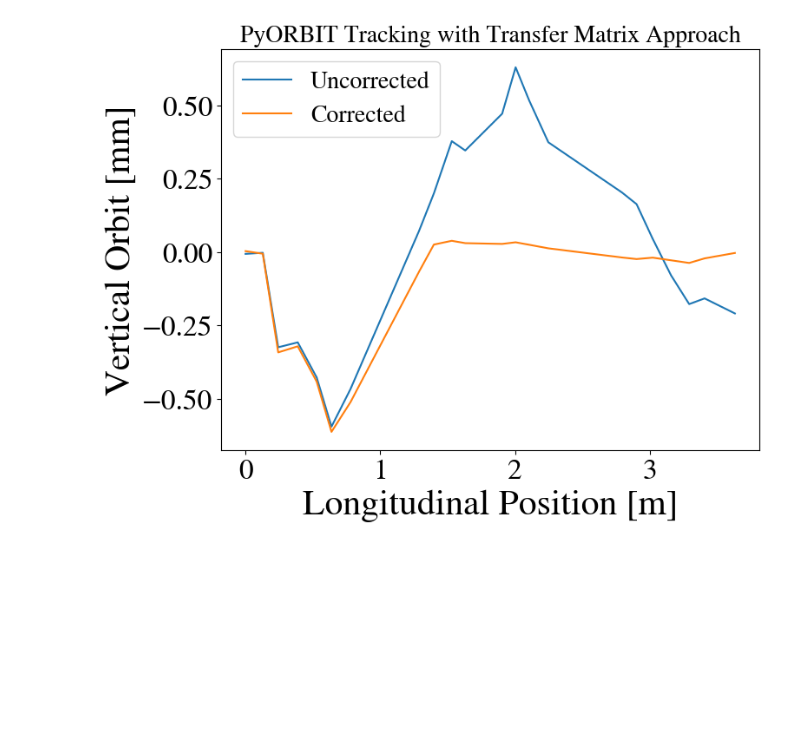
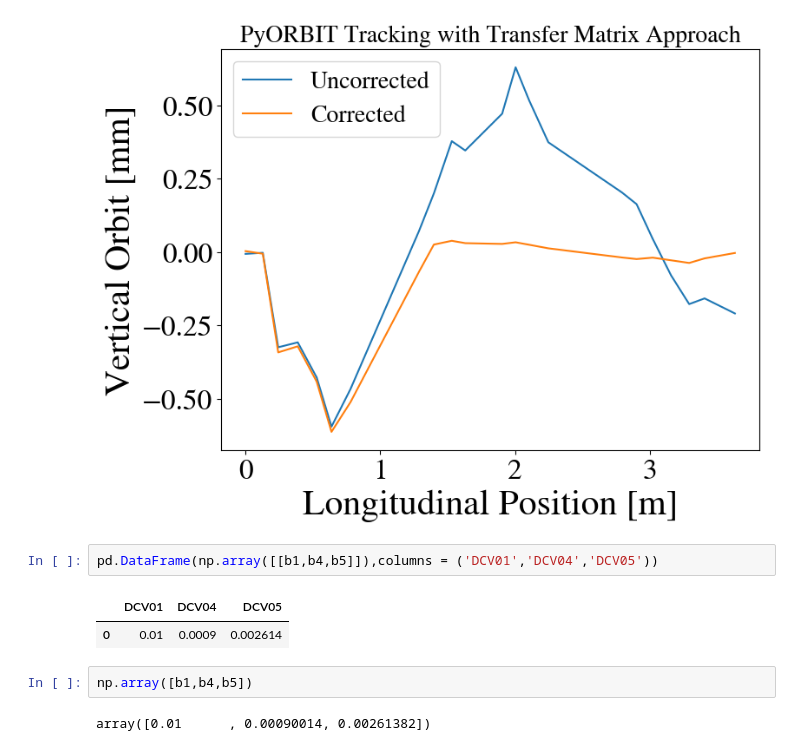
Before and after one commit to gonza94/control-room-AP, a Jupyter notebook: tuesday/homework/analysis_matrices.ipynb, the cells around one changed output. Cells and saved outputs as stored; diff of their text form; blank space fills up the shorter version.

```diff
--- a/tuesday/homework/analysis_matrices.ipynb
+++ b/tuesday/homework/analysis_matrices.ipynb
@@ -30,3 +31,12 @@ plt.show()
 plt.close()
 # %% [output]
 [figure]
+# %%
+pd.DataFrame(np.array([[b1,b4,b5]]),columns = ('DCV01','DCV04','DCV05'))
+# %% [output]
+|  | DCV01 | DCV04 | DCV05 |
+| 0 | 0.01 | 0.0009 | 0.002614 |
+# %%
+np.array([b1,b4,b5])
+# %% [output]
+array([0.01      , 0.00090014, 0.00261382])
```
Also changed, not shown: parts of 1 cell of this notebook, 2 other files.
